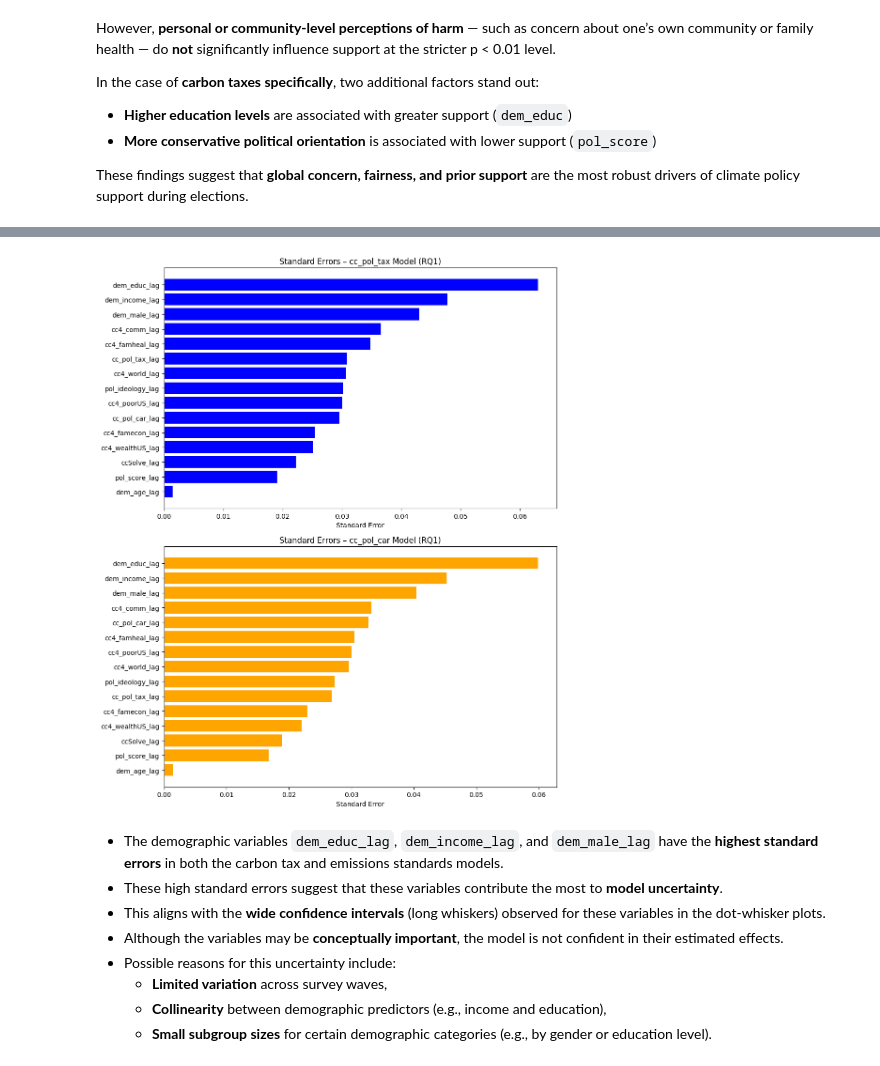
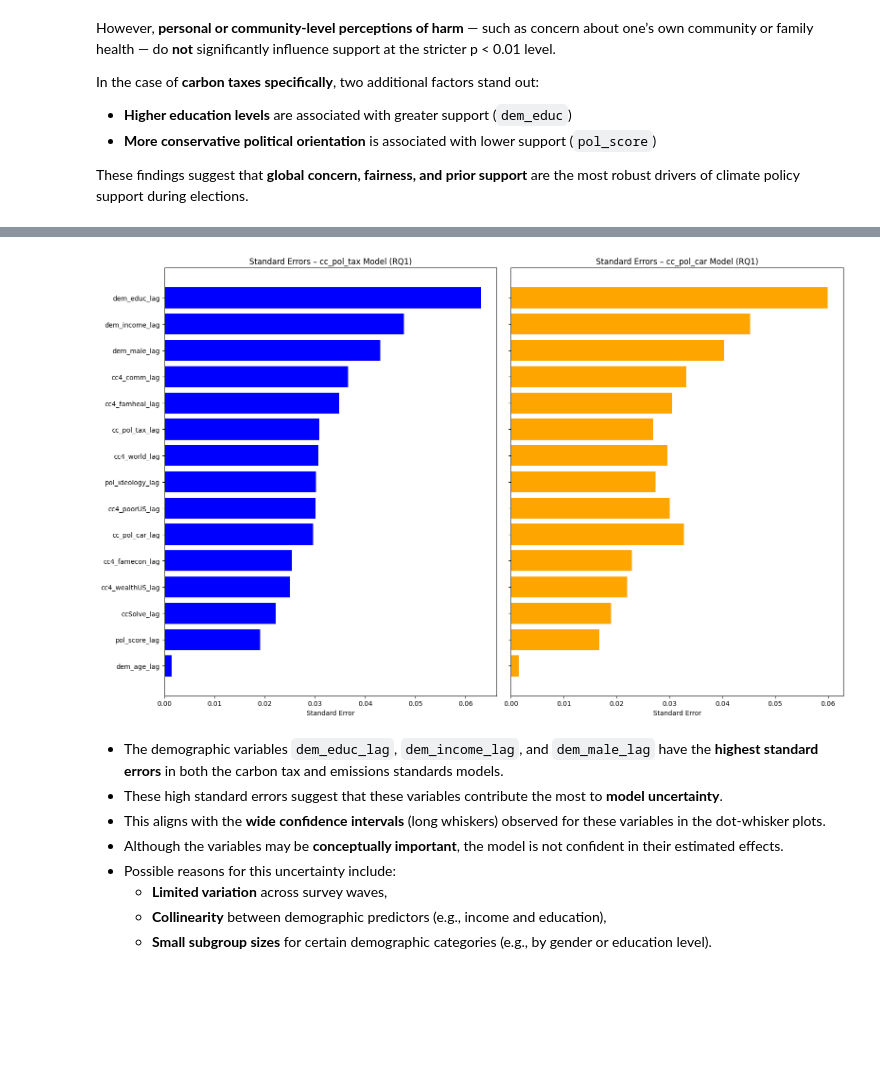
Before and after one commit to paraskevasleivadaros/climate-opinions-and-elections, a Jupyter notebook: notebooks/2-modeling-and-inference.ipynb, the cells around one changed output, grey strips where cells are left out. Cells and saved outputs as stored; diff of their text form; code cells hidden in the pictures; blank space fills up the shorter version.

Commit message:
update graphs

```diff
--- a/notebooks/2-modeling-and-inference.ipynb
+++ b/notebooks/2-modeling-and-inference.ipynb
@@ -254,40 +254,39 @@ import pandas as pd
 import matplotlib.pyplot as plt
 
 # --- Create DataFrame for standard error inspection (Model 1: cc_pol_tax) ---
 se_model1 = pd.DataFrame({
     'Predictor': model1.params.index,
     'Estimate': model1.params.values,
     'StdError': model1.bse.values
 }).query("Predictor != 'const'").sort_values(by='StdError', ascending=False)
 
 # --- Create DataFrame for standard error inspection (Model 2: cc_pol_car) ---
 se_model2 = pd.DataFrame({
     'Predictor': model2.params.index,
     'Estimate': model2.params.values,
     'StdError': model2.bse.values
 }).query("Predictor != 'const'").sort_values(by='StdError', ascending=False)
 
-# --- Create vertical subplot layout
-fig, axes = plt.subplots(nrows=2, figsize=(10, 12), sharex=False)
+# --- Create horizontal subplot layout (side by side)
+fig, axes = plt.subplots(ncols=2, figsize=(16, 10), sharey=True)
 
-# Plot for cc_pol_tax model (top)
+# Plot for cc_pol_tax model (left)
 axes[0].barh(se_model1['Predictor'], se_model1['StdError'], color='blue')
 axes[0].set_title('Standard Errors – cc_pol_tax Model (RQ1)')
 axes[0].set_xlabel('Standard Error')
 axes[0].invert_yaxis()
 
-# Plot for cc_pol_car model (bottom)
+# Plot for cc_pol_car model (right)
 axes[1].barh(se_model2['Predictor'], se_model2['StdError'], color='orange')
 axes[1].set_title('Standard Errors – cc_pol_car Model (RQ1)')
 axes[1].set_xlabel('Standard Error')
-axes[1].invert_yaxis()
 
 # --- Final layout and save
 plt.tight_layout()
-plt.savefig("../results/rq1_se_barplot_combined.png", dpi=300)
+plt.savefig("../results/rq1_se_barplot_combined_side_by_side.png", dpi=300)
 plt.show()
 # %% [output]
-[figure, old version]
+[figure, new version]
 # %% [markdown]
 * The demographic variables `dem_educ_lag`, `dem_income_lag`, and `dem_male_lag` have the **highest standard errors** in both the carbon tax and emissions standards models.
 * These high standard errors suggest that these variables contribute the most to **model uncertainty**.
```
Also changed, not shown: parts of 3 cells of this notebook, 5 other files.
